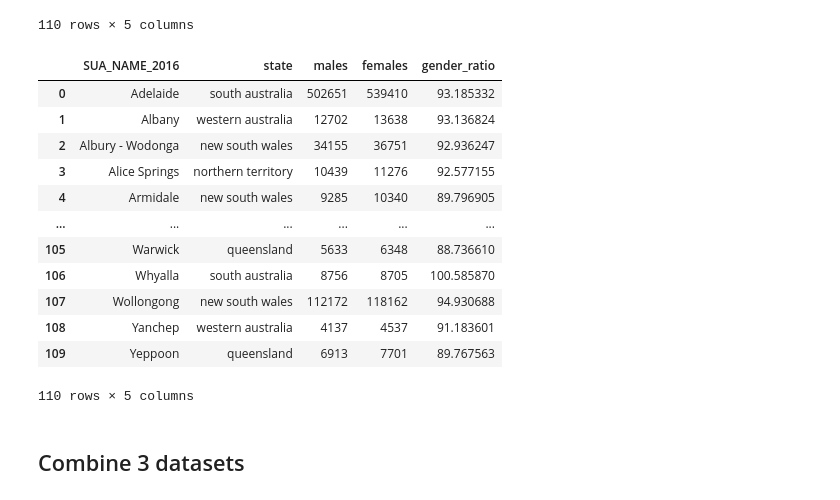
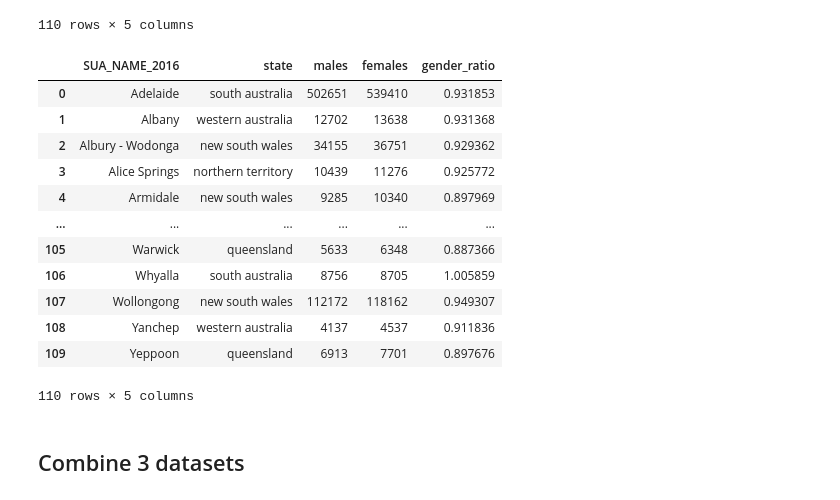
Before and after one commit to junhual1/CCCA2, a Jupyter notebook: preprocessing/SUDO_preprocessing.ipynb, the cells around one changed output. Cells and saved outputs as stored; diff of their text form; code cells hidden in the pictures.

Commit message:
SUDO - gender ratio not *100

```diff
--- a/preprocessing/SUDO_preprocessing.ipynb
+++ b/preprocessing/SUDO_preprocessing.ipynb
@@ -189,25 +189,25 @@ SUA_employ
 # %%
 SUA_gender = pd.merge(joined_area, gender_df, how='inner', left_on = 'SA2_MAINCODE_2016', right_on='SA2_maincode')
 SUA_gender = SUA_gender.drop(columns=['SA2_MAINCODE_2016','SA2_maincode'])
 
 SUA_gender = SUA_gender.groupby(['SUA_NAME_2016','state'])['males','females'].sum()
 SUA_gender = SUA_gender.reset_index()
 
-SUA_gender['gender_ratio'] = SUA_gender['males'] / SUA_gender['females'] * 100
+SUA_gender['gender_ratio'] = SUA_gender['males'] / SUA_gender['females']
 SUA_gender
 # %% [output]
 |  | SUA_NAME_2016 | state | males | females | gender_ratio |
-| 0 | Adelaide | south australia | 502651 | 539410 | 93.185332 |
-| 1 | Albany | western australia | 12702 | 13638 | 93.136824 |
-| 2 | Albury - Wodonga | new south wales | 34155 | 36751 | 92.936247 |
-| 3 | Alice Springs | northern territory | 10439 | 11276 | 92.577155 |
-| 4 | Armidale | new south wales | 9285 | 10340 | 89.796905 |
+| 0 | Adelaide | south australia | 502651 | 539410 | 0.931853 |
+| 1 | Albany | western australia | 12702 | 13638 | 0.931368 |
+| 2 | Albury - Wodonga | new south wales | 34155 | 36751 | 0.929362 |
+| 3 | Alice Springs | northern territory | 10439 | 11276 | 0.925772 |
+| 4 | Armidale | new south wales | 9285 | 10340 | 0.897969 |
 | ... | ... | ... | ... | ... | ... |
-| 105 | Warwick | queensland | 5633 | 6348 | 88.736610 |
-| 106 | Whyalla | south australia | 8756 | 8705 | 100.585870 |
-| 107 | Wollongong | new south wales | 112172 | 118162 | 94.930688 |
-| 108 | Yanchep | western australia | 4137 | 4537 | 91.183601 |
-| 109 | Yeppoon | queensland | 6913 | 7701 | 89.767563 |
+| 105 | Warwick | queensland | 5633 | 6348 | 0.887366 |
+| 106 | Whyalla | south australia | 8756 | 8705 | 1.005859 |
+| 107 | Wollongong | new south wales | 112172 | 118162 | 0.949307 |
+| 108 | Yanchep | western australia | 4137 | 4537 | 0.911836 |
+| 109 | Yeppoon | queensland | 6913 | 7701 | 0.897676 |
 110 rows × 5 columns
 # %%
 # define a function to extract lower and upper bounds of age
```
Also changed, not shown: 2 other files.
